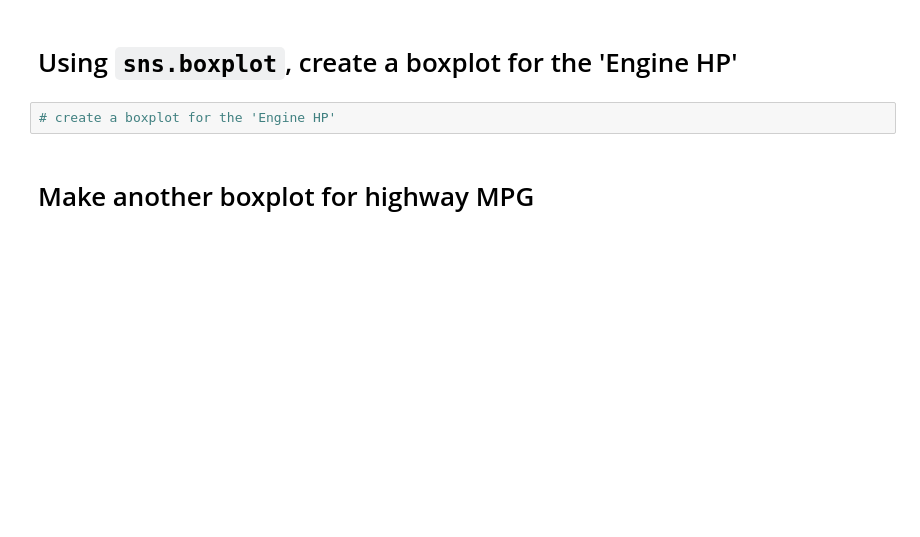
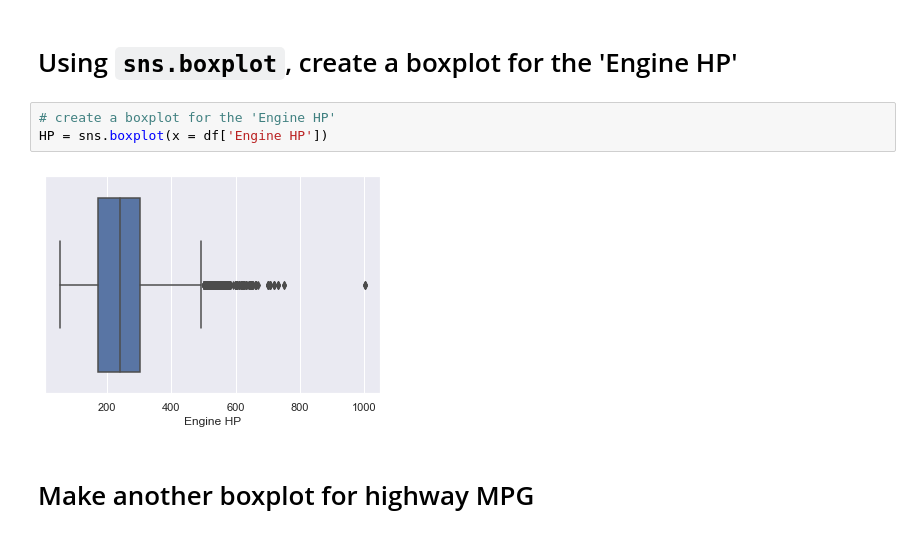
Before and after one commit to AshKatzEm/2022-fall-data-science, a Jupyter notebook: Week-02-EDA/Exercise-EDA.ipynb, the cells around one changed output. Drawn from its saved outputs; the diff is of its cells as text; blank space fills up the shorter version.

```diff
--- a/Week-02-EDA/Exercise-EDA.ipynb
+++ b/Week-02-EDA/Exercise-EDA.ipynb
@@ -233,6 +238,9 @@ KeyError: 'Chevrolet'
 # Using `sns.boxplot`, create a boxplot for the 'Engine HP'
 # %%
 # create a boxplot for the 'Engine HP'
+HP = sns.boxplot(x = df['Engine HP'])
+# %% [output]
+[figure, added]
 # %% [markdown]
 # Make another boxplot for highway MPG
 # %%
```
Also changed, not shown: parts of 17 cells of this notebook, 1 other file.
